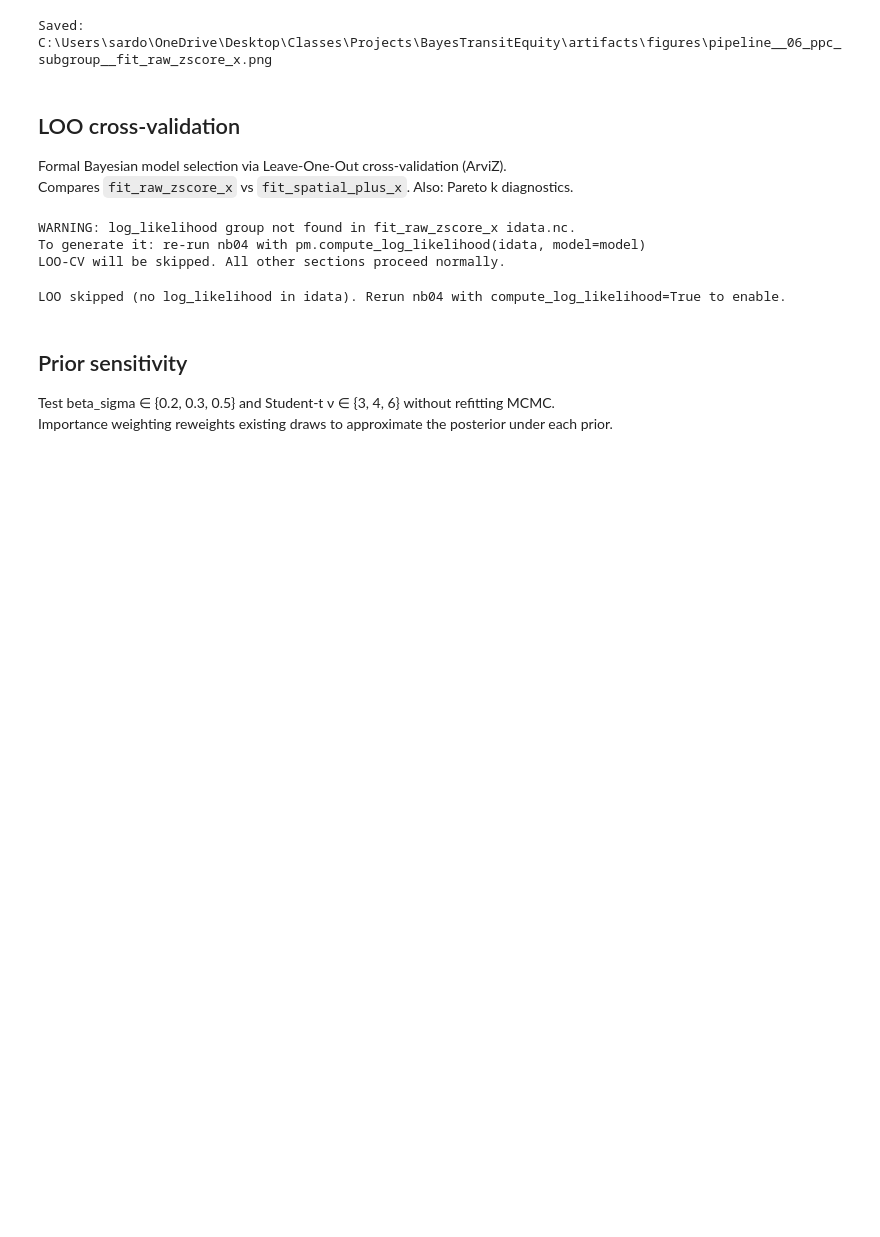
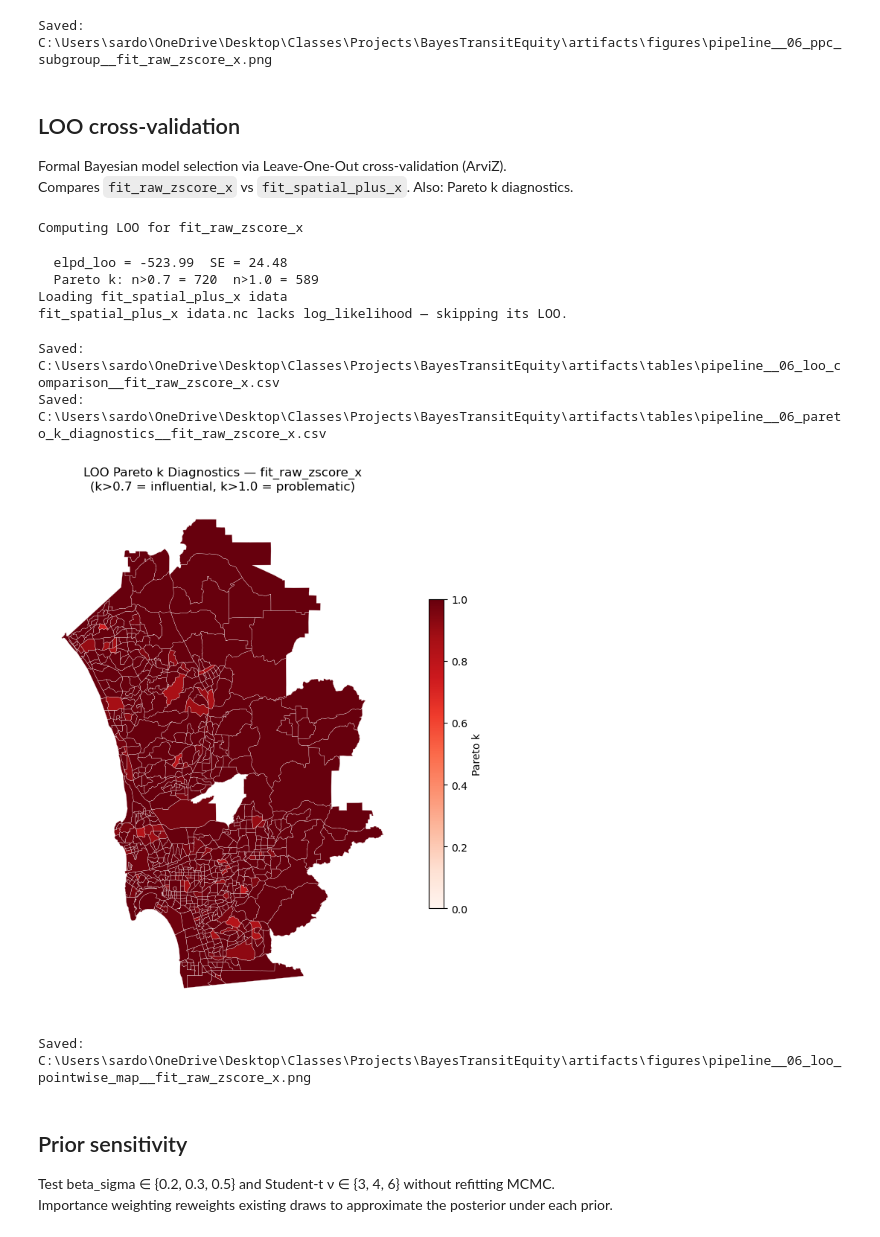
Before and after one commit to SatrunsDream/BayesTransitEquity, a Jupyter notebook: notebooks/06_equity_decomposition.ipynb, the cells around one changed output. Cells and saved outputs as stored; diff of their text form; code cells hidden in the pictures; blank space fills up the shorter version.

```diff
--- a/notebooks/06_equity_decomposition.ipynb
+++ b/notebooks/06_equity_decomposition.ipynb
@@ -1642,7 +1642,7 @@ import sys
 sys.path.insert(0, str(REPO_ROOT))
 from src.utils.config import resolve_posterior_idata_nc
 
-# ── LOO-CV ───────────────────────────────────────────────────────────────────
+# ── LOO-CV
 try:
     splus_path = resolve_posterior_idata_nc(REPO_ROOT, "fit_spatial_plus_x")
 except FileNotFoundError:
@@ -1654,30 +1654,27 @@ loo_pareto = {}
 if not has_ll:
     print("WARNING: log_likelihood group missing in InferenceData (LOO needs pointwise log p).")
     print(f"  Loaded from: {idata_path}")
-    print("  Note: artifacts/tables/pipeline/*.csv are summaries only — not a substitute for *.nc.")
-    print("  Fix: re-run nb04 with pm.sample(..., idata_kwargs={'log_likelihood': True}) then save idata,")
-    print("       or set PIPELINE_IDATA_NC / pipeline__04_idata_nc__<RID>.txt if the file lives elsewhere.")
     print("LOO-CV skipped; other sections continue.")
     SKIP_LOO = True
 else:
     SKIP_LOO = False
-    print('Computing LOO for fit_raw_zscore_x...')
+    print('Computing LOO for fit_raw_zscore_x')
     loo_raw = az.loo(idata, pointwise=True)
     loo_results['fit_raw_zscore_x'] = loo_raw
-    print(f'  LOO-IC = {loo_raw.loo:.2f}  SE = {loo_raw.loo_se:.2f}')
+    print(f'  elpd_loo = {loo_raw.elpd_loo:.2f}  SE = {loo_raw.se:.2f}')
     k_vals = loo_raw.pareto_k.values
     print(f'  Pareto k: n>{0.7} = {(k_vals>0.7).sum()}  n>{1.0} = {(k_vals>1.0).sum()}')
     loo_pareto['fit_raw_zscore_x'] = k_vals
 
 if not SKIP_LOO and splus_path is not None:
-    print('Loading fit_spatial_plus_x idata...')
+    print('Loading fit_spatial_plus_x idata')
     idata_splus = az.from_netcdf(str(splus_path))
     if 'log_likelihood' in idata_splus.groups():
-        print('Computing LOO for fit_spatial_plus_x...')
+        print('Computing LOO for fit_spatial_plus_x')
         loo_splus = az.loo(idata_splus, pointwise=True)
         loo_results['fit_spatial_plus_x'] = loo_splus
         k_vals_s = loo_splus.pareto_k.values
-        print(f'  LOO-IC = {loo_splus.loo:.2f}  SE = {loo_splus.loo_se:.2f}')
+        print(f'  elpd_loo = {loo_splus.elpd_loo:.2f}  SE = {loo_splus.se:.2f}')
         print(f'  Pareto k: n>{0.7} = {(k_vals_s>0.7).sum()}  n>{1.0} = {(k_vals_s>1.0).sum()}')
         loo_pareto['fit_spatial_plus_x'] = k_vals_s
     else:
@@ -1686,11 +1683,13 @@ else:
     if not SKIP_LOO:
         print('fit_spatial_plus_x idata.nc not found — single-model LOO only.')
 # %% [output]
-WARNING: log_likelihood group not found in fit_raw_zscore_x idata.nc.
-To generate it: re-run nb04 with pm.compute_log_likelihood(idata, model=model)
-LOO-CV will be skipped. All other sections proceed normally.
+Computing LOO for fit_raw_zscore_x
+  elpd_loo = -523.99  SE = 24.48
+  Pareto k: n>0.7 = 720  n>1.0 = 589
+Loading fit_spatial_plus_x idata
+fit_spatial_plus_x idata.nc lacks log_likelihood — skipping its LOO.
 # %%
-# ── LOO comparison table + Pareto k map ─────────────────────────────────────
+# ── LOO comparison table + Pareto k map
 if not SKIP_LOO:
     # Comparison table
     if len(loo_results) >= 2:
@@ -1702,37 +1701,40 @@ if not SKIP_LOO:
         print(f'Saved: {p}')
     else:
         compare_df = pd.DataFrame({'model': list(loo_results.keys()),
-                                   'loo': [r.loo for r in loo_results.values()],
-                                   'loo_se': [r.loo_se for r in loo_results.values()]})
+                                   'elpd_loo': [r.elpd_loo for r in loo_results.values()],
+                                   'se': [r.se for r in loo_results.values()]})
         p = artifact_table('loo_comparison')
         compare_df.to_csv(p, index=False)
         print(f'Saved: {p}')
 
     # Pareto k spatial map for primary estimand
     if 'fit_raw_zscore_x' in loo_pareto:
         k_arr = loo_pareto['fit_raw_zscore_x']
         # Build pareto df aligned to master GEOID
         pareto_df = pd.DataFrame({'GEOID': common_geoids[:len(k_arr)], 'pareto_k': k_arr})
         p2 = artifact_table('pareto_k_diagnostics')
         pareto_df.to_csv(p2, index=False)
         print(f'Saved: {p2}')
 
         pareto_geo = master_geo.merge(pareto_df, on='GEOID', how='left')
         fig, ax = plt.subplots(figsize=(10, 9))
         pareto_geo.plot(ax=ax, column='pareto_k', cmap='Reds', legend=True,
                         legend_kwds={'label': 'Pareto k', 'shrink': 0.6},
                         vmin=0, vmax=1.0, edgecolor='white', lw=0.2,
                         missing_kwds={'color': '#cccccc'})
         ax.set_title('LOO Pareto k Diagnostics — fit_raw_zscore_x\n(k>0.7 = influential, k>1.0 = problematic)', fontsize=12)
         ax.axis('off')
         fig_path = artifact_figure('loo_pointwise_map')
         fig.savefig(fig_path, dpi=150, bbox_inches='tight')
         plt.show()
         print(f'Saved: {fig_path}')
 else:
     print('LOO skipped (no log_likelihood in idata). Rerun nb04 with compute_log_likelihood=True to enable.')
 # %% [output]
-LOO skipped (no log_likelihood in idata). Rerun nb04 with compute_log_likelihood=True to enable.
+Saved: C:\Users\sardo\OneDrive\Desktop\Classes\Projects\BayesTransitEquity\artifacts\tables\pipeline__06_loo_comparison__fit_raw_zscore_x.csv
+Saved: C:\Users\sardo\OneDrive\Desktop\Classes\Projects\BayesTransitEquity\artifacts\tables\pipeline__06_pareto_k_diagnostics__fit_raw_zscore_x.csv
+[figure, added]
+Saved: C:\Users\sardo\OneDrive\Desktop\Classes\Projects\BayesTransitEquity\artifacts\figures\pipeline__06_loo_pointwise_map__fit_raw_zscore_x.png
 # %% [markdown]
 ## Prior sensitivity
 
```
Also changed, not shown: parts of 36 cells of this notebook, 7 other files.
